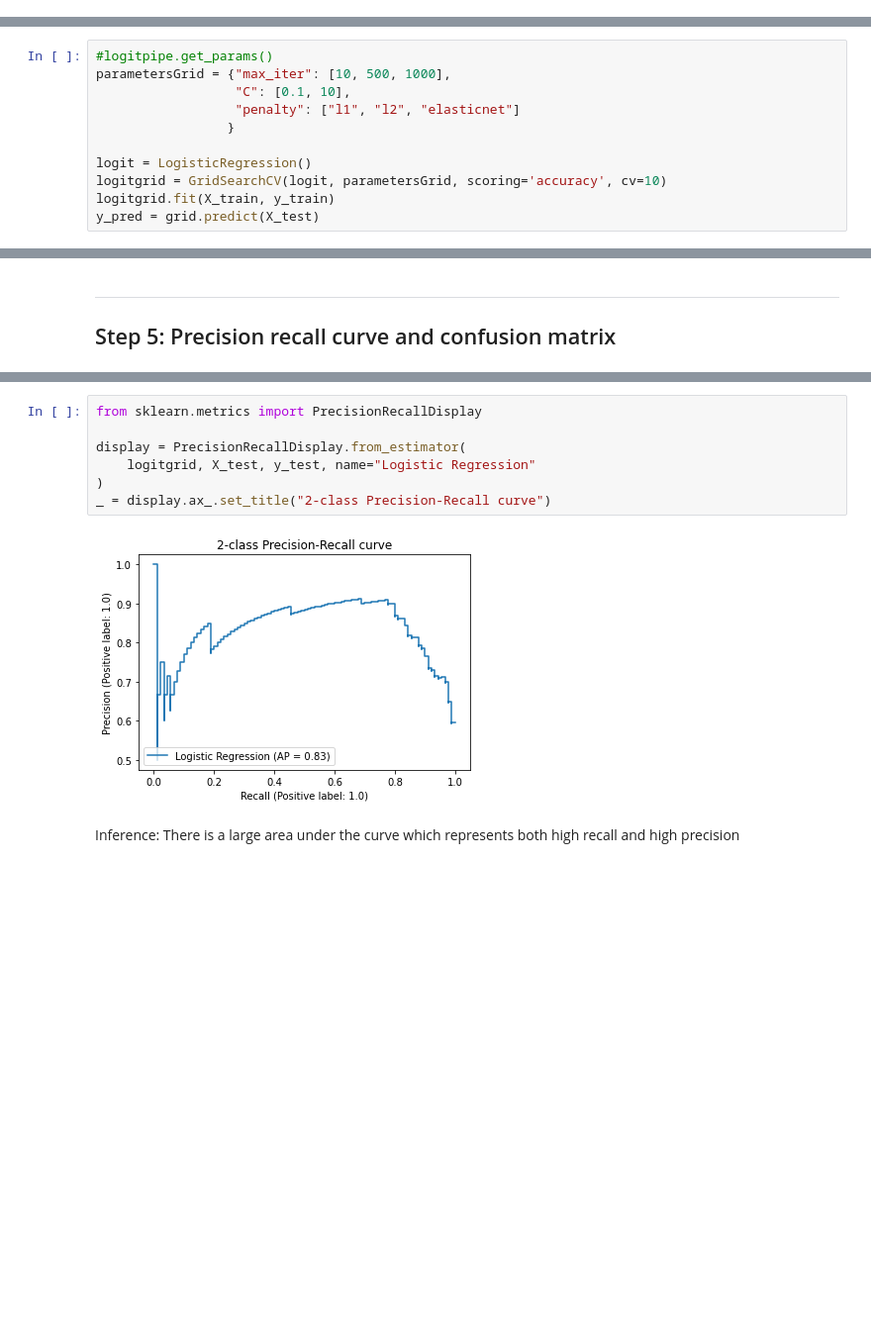
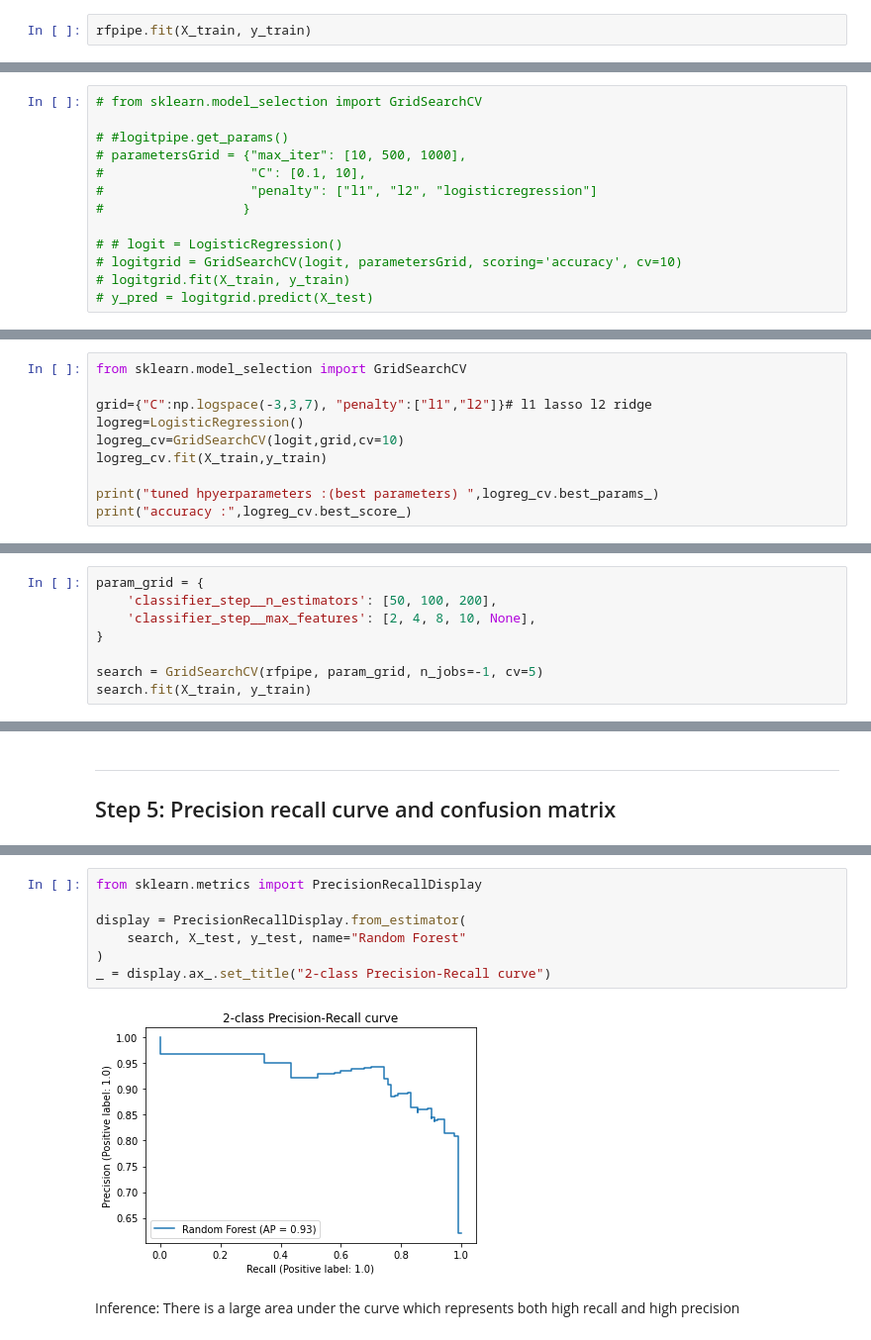
Before and after one commit to pgangw/ml_projects2022, a Jupyter notebook: Credit Card Approval - Linear and non linear prediction models/resubmission_creditcardapproval.ipynb, the cells around one changed output, grey strips where cells are left out. Shown at 99% size. Drawn from its saved outputs; the diff is of its cells as text; blank space fills up the shorter version.

```diff
--- a/Credit Card Approval - Linear and non linear prediction models/creditcardapproval.ipynb
+++ b/Credit Card Approval - Linear and non linear prediction models/resubmission_creditcardapproval.ipynb
@@ -433,0 +461,2 @@ The model created using logistic regression is good as the accuracy scores on bo
+# %%
+rfpipe.fit(X_train, y_train)
@@ -482,11 +498,13 @@ grid.best_params_
 # %%
-#logitpipe.get_params()
-parametersGrid = {"max_iter": [10, 500, 1000],
-                  "C": [0.1, 10],
-                  "penalty": ["l1", "l2", "elasticnet"]
-                 }
+# from sklearn.model_selection import GridSearchCV
 
-logit = LogisticRegression()
-logitgrid = GridSearchCV(logit, parametersGrid, scoring='accuracy', cv=10)
-logitgrid.fit(X_train, y_train)
-y_pred = grid.predict(X_test)
+# #logitpipe.get_params()
+# parametersGrid = {"max_iter": [10, 500, 1000],
+#                   "C": [0.1, 10],
+#                   "penalty": ["l1", "l2", "logisticregression"]
+#                  }
+
+# # logit = LogisticRegression()
+# logitgrid = GridSearchCV(logit, parametersGrid, scoring='accuracy', cv=10)
+# logitgrid.fit(X_train, y_train)
+# y_pred = logitgrid.predict(X_test)
@@ -518,0 +511,10 @@ np.mean(cross_val_score(logit, X_train, y_train, cv=10))
+# %%
+from sklearn.model_selection import GridSearchCV
+
+grid={"C":np.logspace(-3,3,7), "penalty":["l1","l2"]}# l1 lasso l2 ridge
+logreg=LogisticRegression()
+logreg_cv=GridSearchCV(logit,grid,cv=10)
+logreg_cv.fit(X_train,y_train)
+
+print("tuned hpyerparameters :(best parameters) ",logreg_cv.best_params_)
+print("accuracy :",logreg_cv.best_score_)
@@ -518,0 +526,8 @@ np.mean(cross_val_score(logit, X_train, y_train, cv=10))
+# %%
+param_grid = {
+    'classifier_step__n_estimators': [50, 100, 200],
+    'classifier_step__max_features': [2, 4, 8, 10, None],
+}
+
+search = GridSearchCV(rfpipe, param_grid, n_jobs=-1, cv=5)
+search.fit(X_train, y_train)
@@ -541,12 +569,12 @@ weighted avg       0.84      0.84      0.84       164
 # %%
 from sklearn.metrics import PrecisionRecallDisplay
 
 display = PrecisionRecallDisplay.from_estimator(
-    logitgrid, X_test, y_test, name="Logistic Regression"
+    search, X_test, y_test, name="Random Forest"
 )
 _ = display.ax_.set_title("2-class Precision-Recall curve")
 # %% [output]
-[figure, old version]
+[figure, new version]
 # %% [markdown]
 Inference: There is a large area under the curve which represents both high recall and high precision
 # %% [markdown]
```
Also changed, not shown: parts of 39 cells of this notebook, 1 other file.
